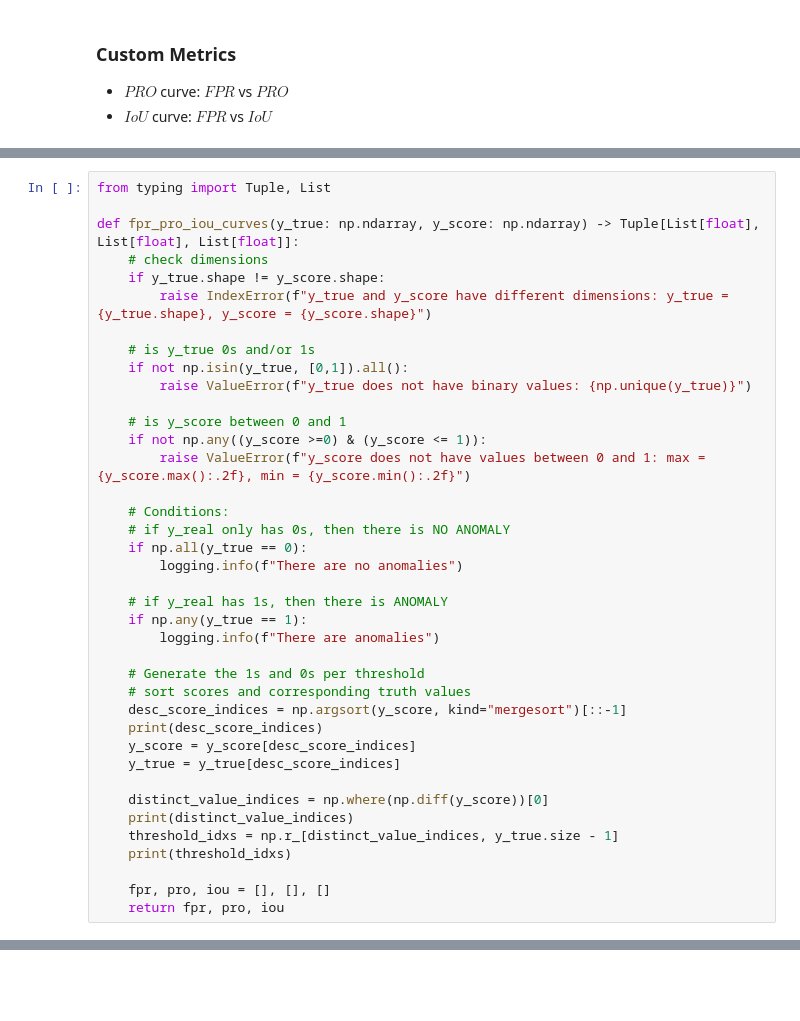
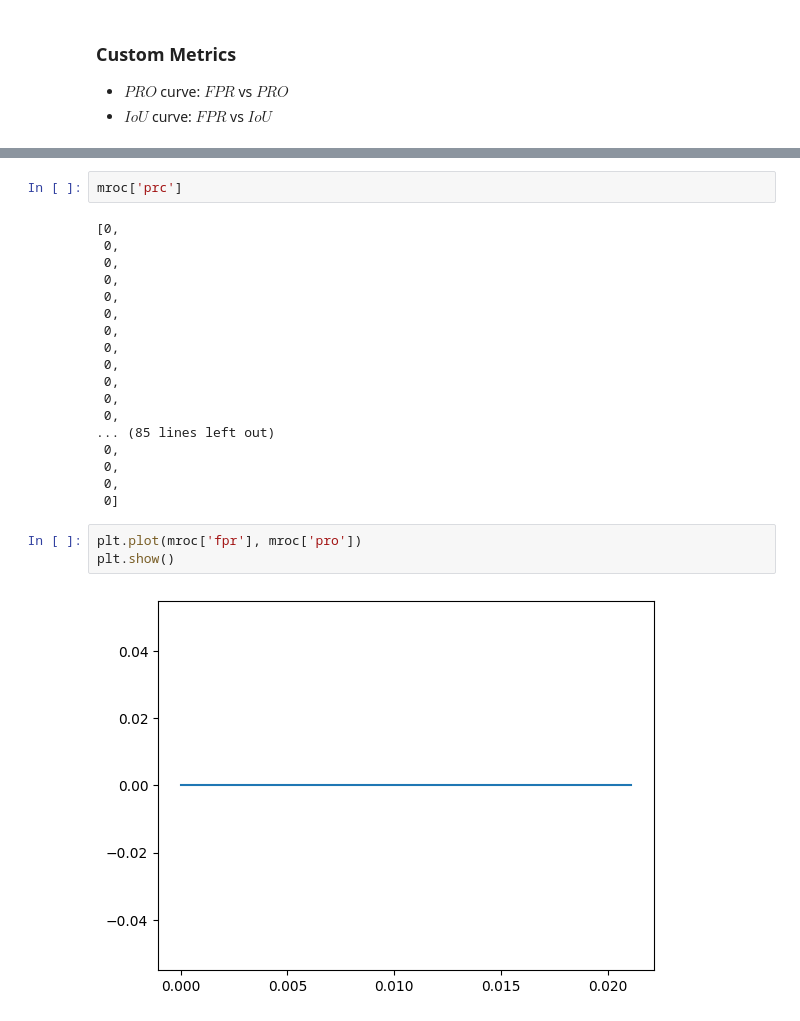
Before and after one commit to plrodrigues/TAAC_AnomalyDetection_in_MVTecDataset, a Jupyter notebook: notebooks/nb_1_developing_metrics.ipynb, the cells around one changed output, grey strips where cells are left out. Cells and saved outputs as stored; diff of their text form; blank space fills up the shorter version.

```diff
--- a/notebooks/nb_1_developing_metrics.ipynb
+++ b/notebooks/nb_1_developing_metrics.ipynb
@@ -424,39 +457,0 @@ array([[0., 0., 0., ..., 0., 0., 0.],
-# %%
-from typing import Tuple, List
-
-def fpr_pro_iou_curves(y_true: np.ndarray, y_score: np.ndarray) -> Tuple[List[float], List[float], List[float]]:
-    # check dimensions
-    if y_true.shape != y_score.shape:
-        raise IndexError(f"y_true and y_score have different dimensions: y_true = {y_true.shape}, y_score = {y_score.shape}")
-
-    # is y_true 0s and/or 1s
-    if not np.isin(y_true, [0,1]).all():
-        raise ValueError(f"y_true does not have binary values: {np.unique(y_true)}")
-
-    # is y_score between 0 and 1
-    if not np.any((y_score >=0) & (y_score <= 1)):
-        raise ValueError(f"y_score does not have values between 0 and 1: max = {y_score.max():.2f}, min = {y_score.min():.2f}")
-
-    # Conditions:
-    # if y_real only has 0s, then there is NO ANOMALY
-    if np.all(y_true == 0):
-        logging.info(f"There are no anomalies")
-
-    # if y_real has 1s, then there is ANOMALY
-    if np.any(y_true == 1):
-        logging.info(f"There are anomalies")
-
-    # Generate the 1s and 0s per threshold
-    # sort scores and corresponding truth values
-    desc_score_indices = np.argsort(y_score, kind="mergesort")[::-1]
-    print(desc_score_indices)
-    y_score = y_score[desc_score_indices]
-    y_true = y_true[desc_score_indices]
-
-    distinct_value_indices = np.where(np.diff(y_score))[0]
-    print(distinct_value_indices)
-    threshold_idxs = np.r_[distinct_value_indices, y_true.size - 1]
-    print(threshold_idxs)
-
-    fpr, pro, iou = [], [], []
-    return fpr, pro, iou
@@ -552,0 +529,25 @@ def _binary_clf_curve(y_true, y_score, pos_label=None, sample_weight=None):
+# %%
+mroc['prc']
+# %% [output]
+[0,
+ 0,
+ 0,
+ 0,
+ 0,
+ 0,
+ 0,
+ 0,
+ 0,
+ 0,
+ 0,
+ 0,
+... (85 lines left out)
+ 0,
+ 0,
+ 0,
+ 0]
+# %%
+plt.plot(mroc['fpr'], mroc['pro'])
+plt.show()
+# %% [output]
+[figure, added]
```
Also changed, not shown: parts of 15 cells of this notebook, 1 other file.
